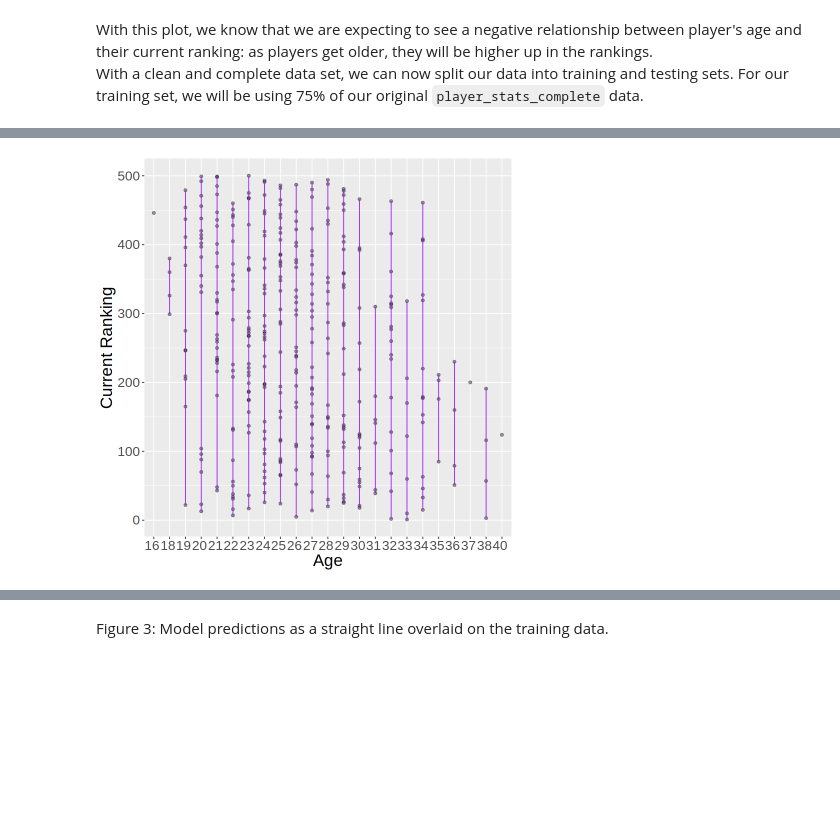
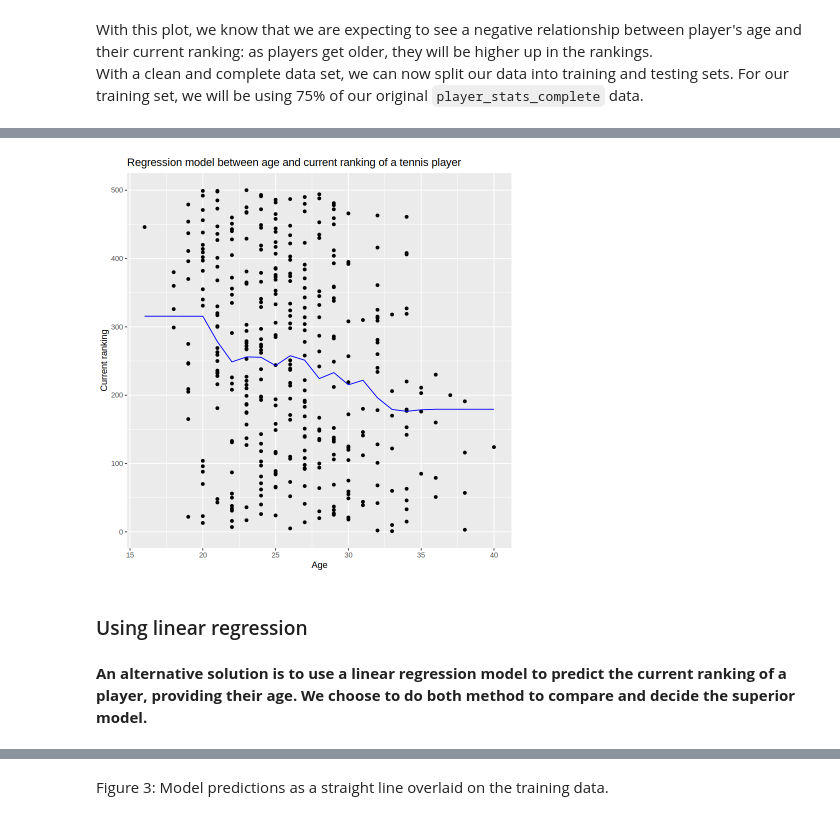
Before and after one commit to HaileyFu/dsci100_group33_project, a Jupyter notebook: group_project_report.ipynb, the cells around one changed output, grey strips where cells are left out. Saved outputs shown, nothing was run; the diff lists cells and outputs as text; code cells hidden in the pictures; blank space fills up the shorter version.

```diff
--- a/group_project_report.ipynb
+++ b/group_project_report.ipynb
@@ -208,0 +255,15 @@ We can visualize the model predictions on the training data with a scatterplot.
+# %%
+best_spec <- nearest_neighbor(weight_func = "rectangular", neighbors = pull(neighbors_min, neighbors)) |>
+    set_engine("kknn") |>
+    set_mode("regression")
+
+best_fit <- workflow() |>
+    add_recipe(ps_recipe) |>
+    add_model(best_spec) |>
+    fit(data = player_stats_train)
+
+quality_summary <- best_fit |>
+           predict(player_stats_test) |>
+           bind_cols(player_stats_test) |>
+           metrics(truth = current_rank, estimate = .pred)
+quality_summary
@@ -209,16 +283,24 @@ We can visualize the model predictions on the training data with a scatterplot.
 # %%
-player_stats_preds <- ps_fit |>
-  predict(player_stats_train) |>
-  bind_cols(player_stats_train)
+set.seed(2000)
 
-lm_predictions <- player_stats_preds |>
-    ggplot(aes(x = age, y = current_rank)) +
-    geom_point(alpha = 0.4) +
-    geom_line(
-        mapping = aes(x = age, y = current_rank),
-        color = "purple") +
-    labs(x = "Age", y = "Current Ranking")+
-    theme(text = element_text(size = 20))
-lm_predictions
+options(repr.plot.width = 7, repr.plot.height = 7)
+
+# your code here
+tennis_pred <- best_fit |>
+predict(player_stats_train) |>
+bind_cols(player_stats_train)
+
+tennis_plot <- player_stats_train |>
+ggplot(aes(x = age, y = current_rank)) +
+geom_point() +
+ggtitle("Regression model between age and current ranking of a tennis player") +
+geom_line(data = tennis_pred, mapping = aes(x = age, y = .pred), color = "blue") +
+xlab("Age") +
+ylab("Current ranking")
+tennis_plot
 # %% [output]
-[figure, old version]
+[figure, new version]
+# %% [markdown]
+### Using linear regression
+# %% [markdown]
+**An alternative solution is to use a linear regression model to predict the current ranking of a player, providing their age. We choose to do both method to compare and decide the superior model.**
```
Also changed, not shown: parts of 42 cells of this notebook.
